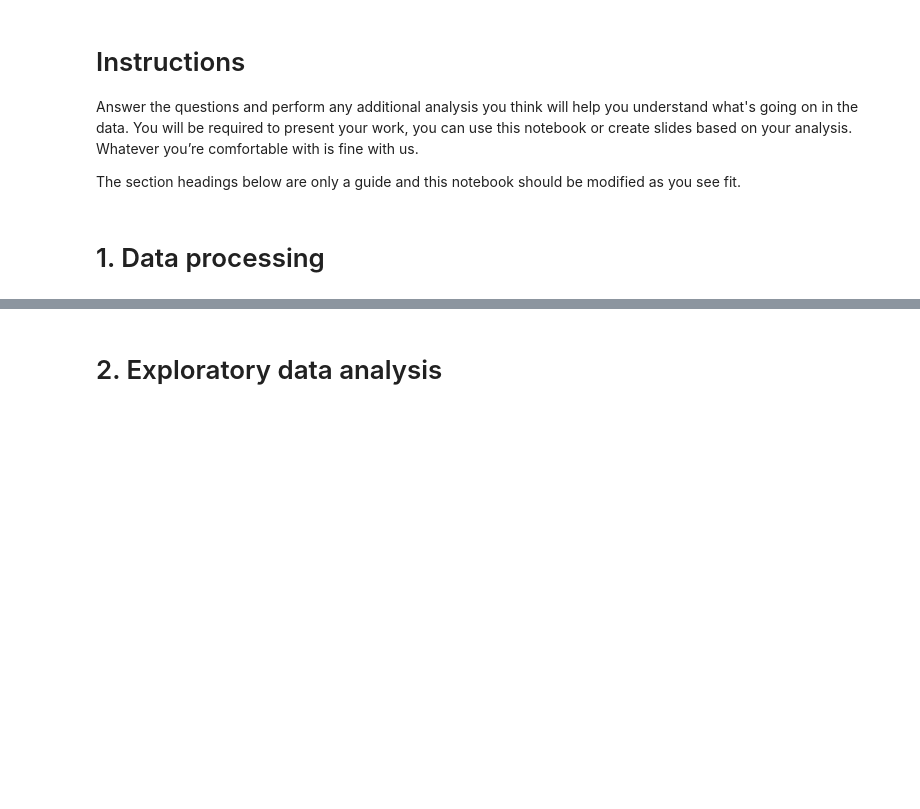
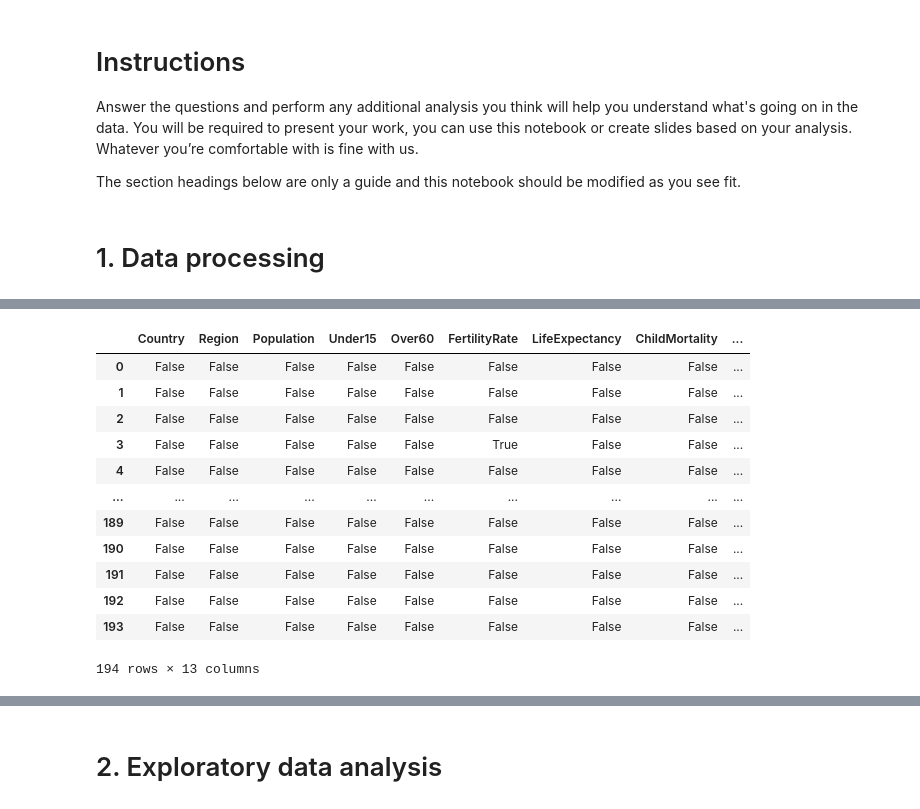
Before and after one commit to ThobMvuni/hello-world, a Jupyter notebook: notebook.ipynb, the cells around one changed output, grey strips where cells are left out. Saved outputs shown, nothing was run; the diff lists cells and outputs as text; code cells hidden in the pictures; blank space fills up the shorter version.

```diff
--- a/notebook.ipynb
+++ b/notebook.ipynb
@@ -10,0 +16,6 @@ The section headings below are only a guide and this notebook should be modified
+# %%
+#Pull data from data.csv
+import pandas as pd
+path = "/content/drive/MyDrive/data.csv"
+df = pd.read_csv(path)
+df.describe
@@ -10,0 +40,4 @@ The section headings below are only a guide and this notebook should be modified
+# %%
+#Pulled first five datasets
+df = pd.read_csv(path)
+df.head()
@@ -10,0 +51,18 @@ The section headings below are only a guide and this notebook should be modified
+# %%
+#Checked for missing in the entire dataset using isnull
+#True = missing False = not missing
+df.isnull()
+# %% [output]
+|  | Country | Region | Population | Under15 | Over60 | FertilityRate | LifeExpectancy | ChildMortality | ... |
+| 0 | False | False | False | False | False | False | False | False | ... |
+| 1 | False | False | False | False | False | False | False | False | ... |
+| 2 | False | False | False | False | False | False | False | False | ... |
+| 3 | False | False | False | False | False | True | False | False | ... |
+| 4 | False | False | False | False | False | False | False | False | ... |
+| ... | ... | ... | ... | ... | ... | ... | ... | ... | ... |
+| 189 | False | False | False | False | False | False | False | False | ... |
+| 190 | False | False | False | False | False | False | False | False | ... |
+| 191 | False | False | False | False | False | False | False | False | ... |
+| 192 | False | False | False | False | False | False | False | False | ... |
+| 193 | False | False | False | False | False | False | False | False | ... |
+194 rows × 13 columns
```
Also changed, not shown: parts of 12 cells of this notebook.
